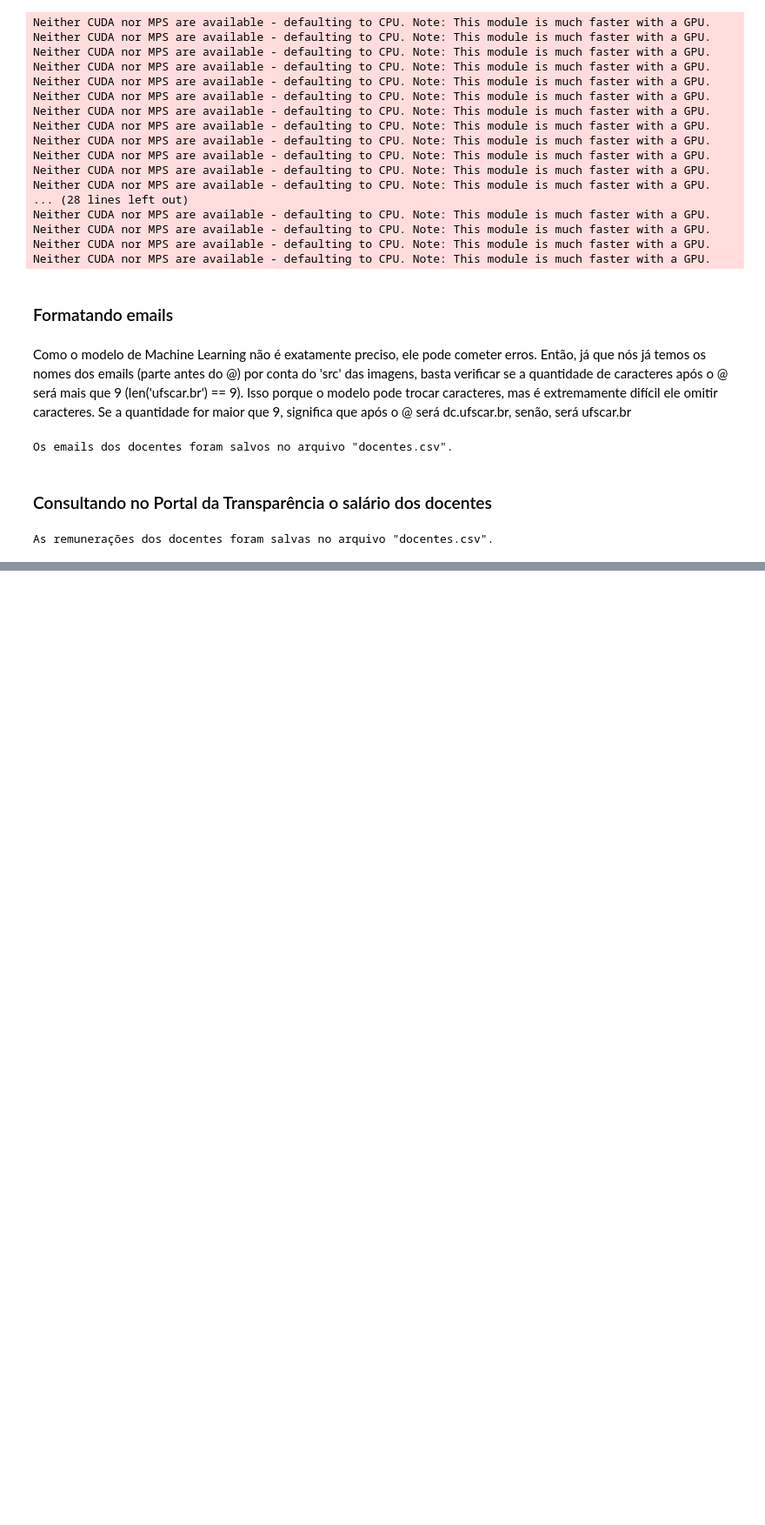
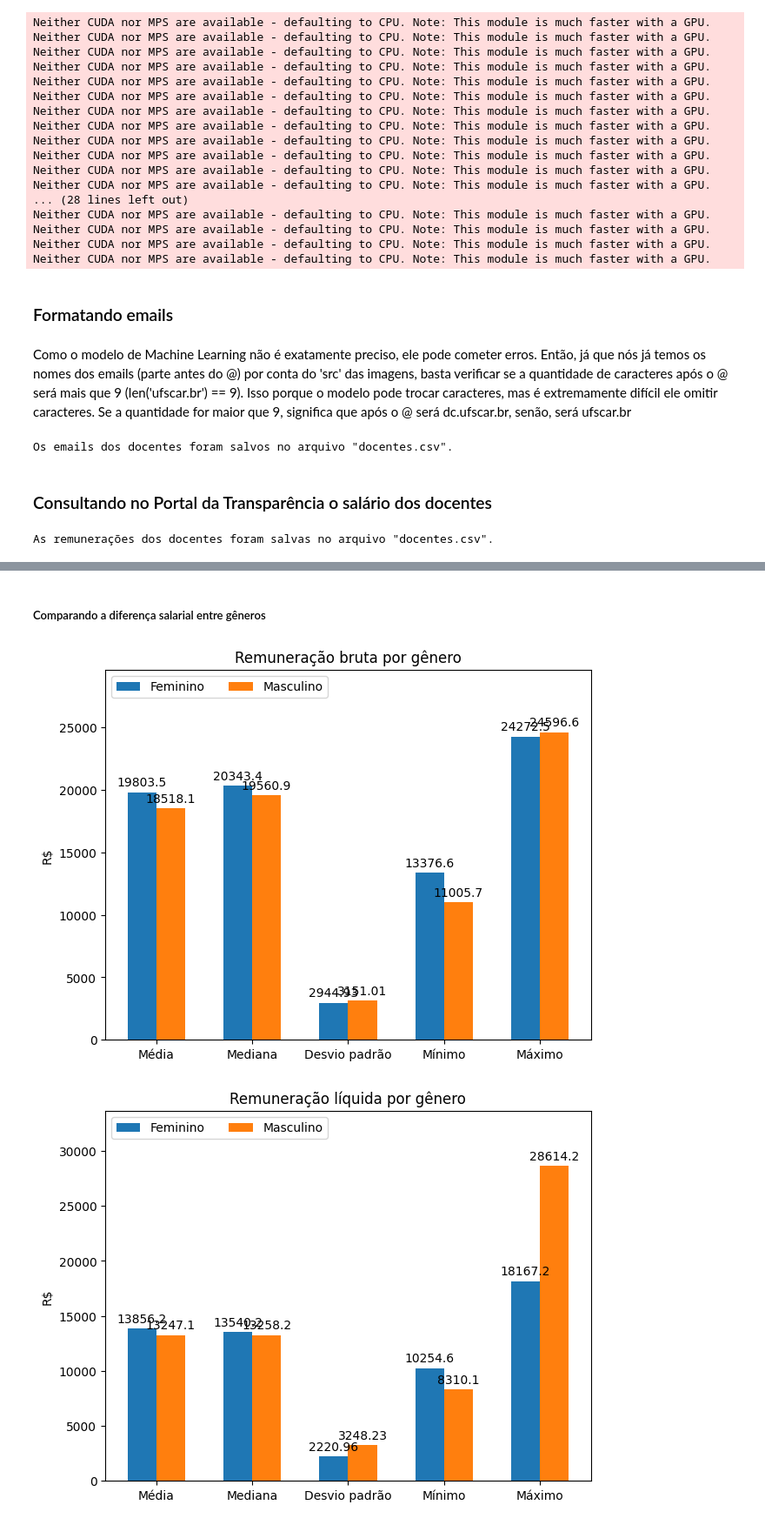
Before and after one commit to LuisLourenco1/Informacoes-Professores, a Jupyter notebook: script.ipynb, the cells around one changed output, grey strips where cells are left out. Shown at 87% size. Cells and saved outputs as stored; diff of their text form; code cells hidden in the pictures; blank space fills up the shorter version.

```diff
--- a/script.ipynb
+++ b/script.ipynb
@@ -335,0 +457,63 @@ As remunerações dos docentes foram salvas no arquivo "docentes.csv".
+# %% [markdown]
+##### Comparando a diferença salarial entre gêneros
+# %%
+# criar um dataframe com a remuneração bruta e líquida média, mediana, desvio padrão, mínimo e máximo por gênero
+remuneracaoBruta = docentes.groupby('Genero')['RemuneracaoBasicaBruta'].agg(['mean', 'median', 'std', 'min', 'max'])
+remuneracaoLiquida = docentes.groupby('Genero')['RemuneracaoBasicaLiquida'].agg(['mean', 'median', 'std', 'min', 'max'])
+
+labels = ('Média', 'Mediana', 'Desvio padrão', 'Mínimo', 'Máximo')
+
+valoresPorGenero = {
+    'Feminino': [remuneracaoBruta['mean'][0], remuneracaoBruta['median'][0], remuneracaoBruta['std'][0], remuneracaoBruta['min'][0], remuneracaoBruta['max'][0]],
+    'Masculino': [remuneracaoBruta['mean'][1], remuneracaoBruta['median'][1], remuneracaoBruta['std'][1], remuneracaoBruta['min'][1], remuneracaoBruta['max'][1]]
+}
+
+# criar um gráfico de barras com a remuneração bruta média, mediana, desvio padrão, mínimo e máximo por gênero
+x = np.arange(len(labels))
+width = 0.3
+multiplier = 0
+
+fig, ax = plt.subplots(layout='constrained')
+
+for attribute, measurement in valoresPorGenero.items():
+    offset = width * multiplier
+    rects = ax.bar(x + offset, measurement, width, label=attribute, align='center')
+    ax.bar_label(rects, padding=3)
+    multiplier += 1
+
+ax.set_ylabel('R$')
+ax.set_title('Remuneração bruta por gênero')
+ax.set_xticks(x + width / 2)
+ax.set_xticklabels(labels)
+ax.legend(loc='upper left', ncols=2)
+ax.set_ylim(0, remuneracaoBruta['max'][1] + 5000)
+plt.show()
+
+# criar um gráfico de barras com a remuneração líquida média, mediana, desvio padrão, mínimo e máximo por gênero
+valoresPorGenero = {
+    'Feminino': [remuneracaoLiquida['mean'][0], remuneracaoLiquida['median'][0], remuneracaoLiquida['std'][0], remuneracaoLiquida['min'][0], remuneracaoLiquida['max'][0]],
+    'Masculino': [remuneracaoLiquida['mean'][1], remuneracaoLiquida['median'][1], remuneracaoLiquida['std'][1], remuneracaoLiquida['min'][1], remuneracaoLiquida['max'][1]]
+}
+
+x = np.arange(len(labels))
+width = 0.3
+multiplier = 0
+
+fig, ax = plt.subplots(layout='constrained')
+
+for attribute, measurement in valoresPorGenero.items():
+    offset = width * multiplier
+    rects = ax.bar(x + offset, measurement, width, label=attribute, align='center')
+    ax.bar_label(rects, padding=3)
+    multiplier += 1
+
+ax.set_ylabel('R$')
+ax.set_title('Remuneração líquida por gênero')
+ax.set_xticks(x + width / 2)
+ax.set_xticklabels(labels)
+ax.legend(loc='upper left', ncols=2)
+ax.set_ylim(0, remuneracaoLiquida['max'][1] + 5000)
+plt.show()
+# %% [output]
+[figure, added]
+[figure, added]
```
Also changed, not shown: parts of 7 cells of this notebook, 2 other files.
